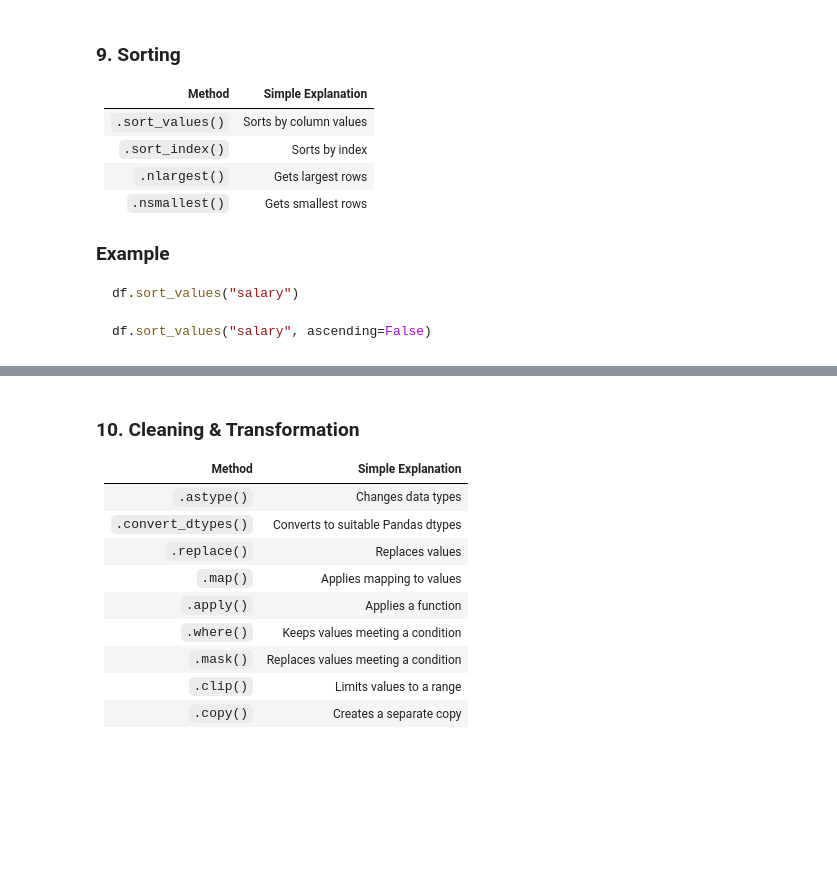
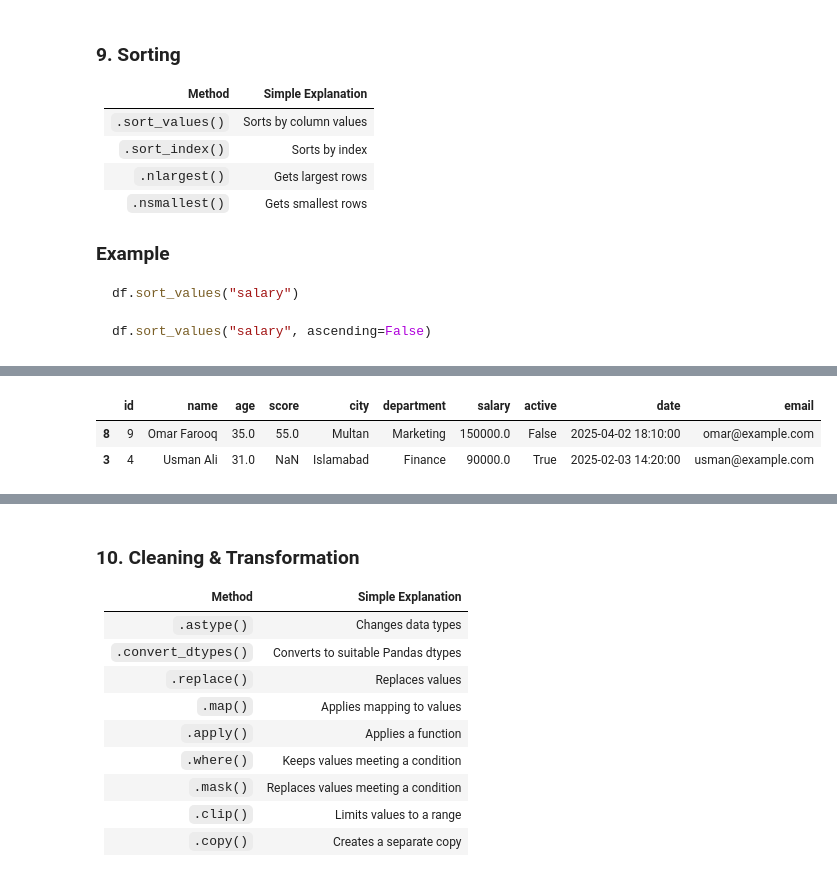
Before and after one commit to zaibgray/pandas, a Jupyter notebook: pandas.ipynb, the cells around one changed output, grey strips where cells are left out. Cells and saved outputs as stored; diff of their text form; code cells hidden in the pictures; blank space fills up the shorter version.

```diff
--- a/pandas.ipynb
+++ b/pandas.ipynb
@@ -2541,0 +2601,6 @@ df.sort_values("salary", ascending=False)
+# %%
+df.nlargest(2, "age")
+# %% [output]
+|  | id | name | age | score | city | department | salary | active | date | email |
+| 8 | 9 | Omar Farooq | 35.0 | 55.0 | Multan | Marketing | 150000.0 | False | 2025-04-02 18:10:00 | omar@example.com |
+| 3 | 4 | Usman Ali | 31.0 | NaN | Islamabad | Finance | 90000.0 | True | 2025-02-03 14:20:00 | usman@example.com |
```
Also changed, not shown: parts of 13 cells of this notebook.
